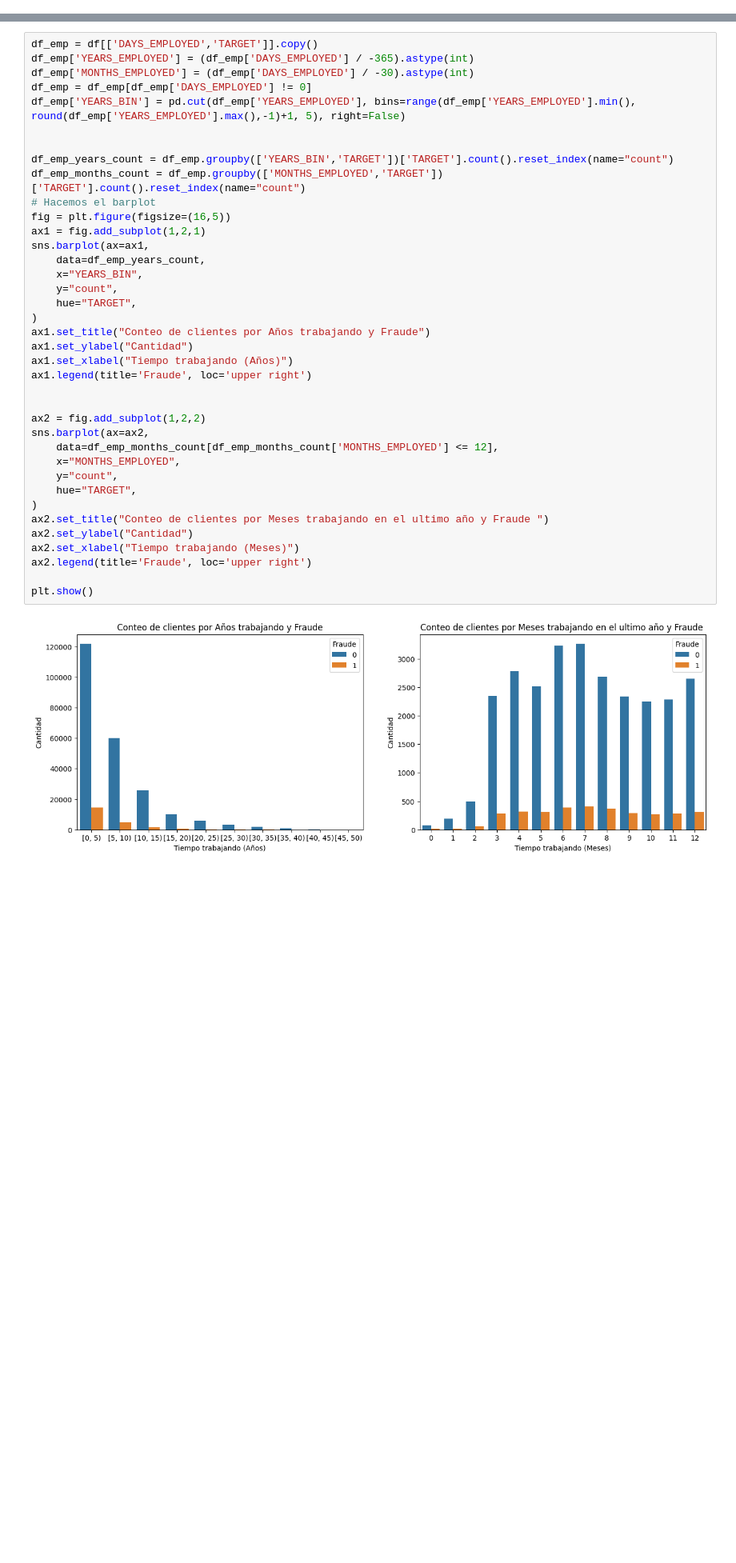
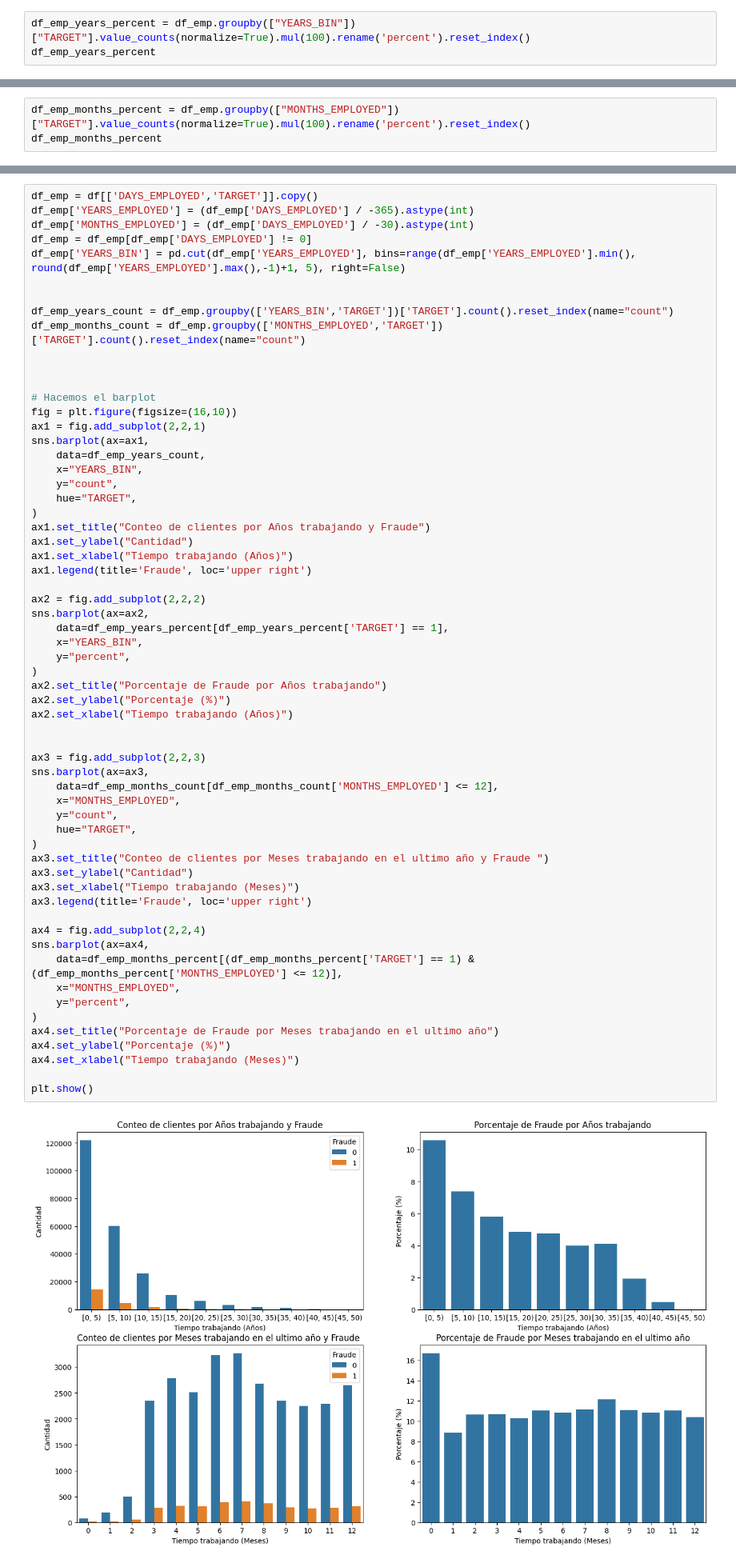
Before and after one commit to Anghelo-Salirrosas/CreditCardFraudProject, a Jupyter notebook: notebooks/3.DataVisualization.ipynb, the cells around one changed output, grey strips where cells are left out. Shown at 80% size. Cells and saved outputs as stored; diff of their text form; blank space fills up the shorter version.

```diff
--- a/notebooks/3.DataVisualization.ipynb
+++ b/notebooks/3.DataVisualization.ipynb
@@ -68,0 +82,3 @@ plt.show()
+# %%
+df_emp_years_percent = df_emp.groupby(["YEARS_BIN"])["TARGET"].value_counts(normalize=True).mul(100).rename('percent').reset_index()
+df_emp_years_percent
@@ -68,0 +103,3 @@ plt.show()
+# %%
+df_emp_months_percent = df_emp.groupby(["MONTHS_EMPLOYED"])["TARGET"].value_counts(normalize=True).mul(100).rename('percent').reset_index()
+df_emp_months_percent
@@ -70,39 +121,62 @@ plt.show()
 df_emp = df[['DAYS_EMPLOYED','TARGET']].copy()
 df_emp['YEARS_EMPLOYED'] = (df_emp['DAYS_EMPLOYED'] / -365).astype(int)
 df_emp['MONTHS_EMPLOYED'] = (df_emp['DAYS_EMPLOYED'] / -30).astype(int)
 df_emp = df_emp[df_emp['DAYS_EMPLOYED'] != 0]
 df_emp['YEARS_BIN'] = pd.cut(df_emp['YEARS_EMPLOYED'], bins=range(df_emp['YEARS_EMPLOYED'].min(), round(df_emp['YEARS_EMPLOYED'].max(),-1)+1, 5), right=False)
 
 
 df_emp_years_count = df_emp.groupby(['YEARS_BIN','TARGET'])['TARGET'].count().reset_index(name="count")
 df_emp_months_count = df_emp.groupby(['MONTHS_EMPLOYED','TARGET'])['TARGET'].count().reset_index(name="count")
+
+
+
 # Hacemos el barplot
-fig = plt.figure(figsize=(16,5))
-ax1 = fig.add_subplot(1,2,1)
+fig = plt.figure(figsize=(16,10))
+ax1 = fig.add_subplot(2,2,1)
 sns.barplot(ax=ax1,
     data=df_emp_years_count,
     x="YEARS_BIN",
     y="count",
     hue="TARGET",
 )
 ax1.set_title("Conteo de clientes por Años trabajando y Fraude")
 ax1.set_ylabel("Cantidad")
 ax1.set_xlabel("Tiempo trabajando (Años)")
 ax1.legend(title='Fraude', loc='upper right')
 
+ax2 = fig.add_subplot(2,2,2)
+sns.barplot(ax=ax2,
+    data=df_emp_years_percent[df_emp_years_percent['TARGET'] == 1],
+    x="YEARS_BIN",
+    y="percent",
+)
+ax2.set_title("Porcentaje de Fraude por Años trabajando")
+ax2.set_ylabel("Porcentaje (%)")
+ax2.set_xlabel("Tiempo trabajando (Años)")
 
-ax2 = fig.add_subplot(1,2,2)
-sns.barplot(ax=ax2,
+
+ax3 = fig.add_subplot(2,2,3)
+sns.barplot(ax=ax3,
     data=df_emp_months_count[df_emp_months_count['MONTHS_EMPLOYED'] <= 12],
     x="MONTHS_EMPLOYED",
     y="count",
     hue="TARGET",
 )
-ax2.set_title("Conteo de clientes por Meses trabajando en el ultimo año y Fraude ")
-ax2.set_ylabel("Cantidad")
-ax2.set_xlabel("Tiempo trabajando (Meses)")
-ax2.legend(title='Fraude', loc='upper right')
+ax3.set_title("Conteo de clientes por Meses trabajando en el ultimo año y Fraude ")
+ax3.set_ylabel("Cantidad")
+ax3.set_xlabel("Tiempo trabajando (Meses)")
+ax3.legend(title='Fraude', loc='upper right')
+
+ax4 = fig.add_subplot(2,2,4)
+sns.barplot(ax=ax4,
+    data=df_emp_months_percent[(df_emp_months_percent['TARGET'] == 1) & (df_emp_months_percent['MONTHS_EMPLOYED'] <= 12)],
+    x="MONTHS_EMPLOYED",
+    y="percent",
+)
+ax4.set_title("Porcentaje de Fraude por Meses trabajando en el ultimo año")
+ax4.set_ylabel("Porcentaje (%)")
+ax4.set_xlabel("Tiempo trabajando (Meses)")
 
 plt.show()
 # %% [output]
-[figure, old version]
+[figure, new version]
```
Also changed, not shown: parts of 11 cells of this notebook.
